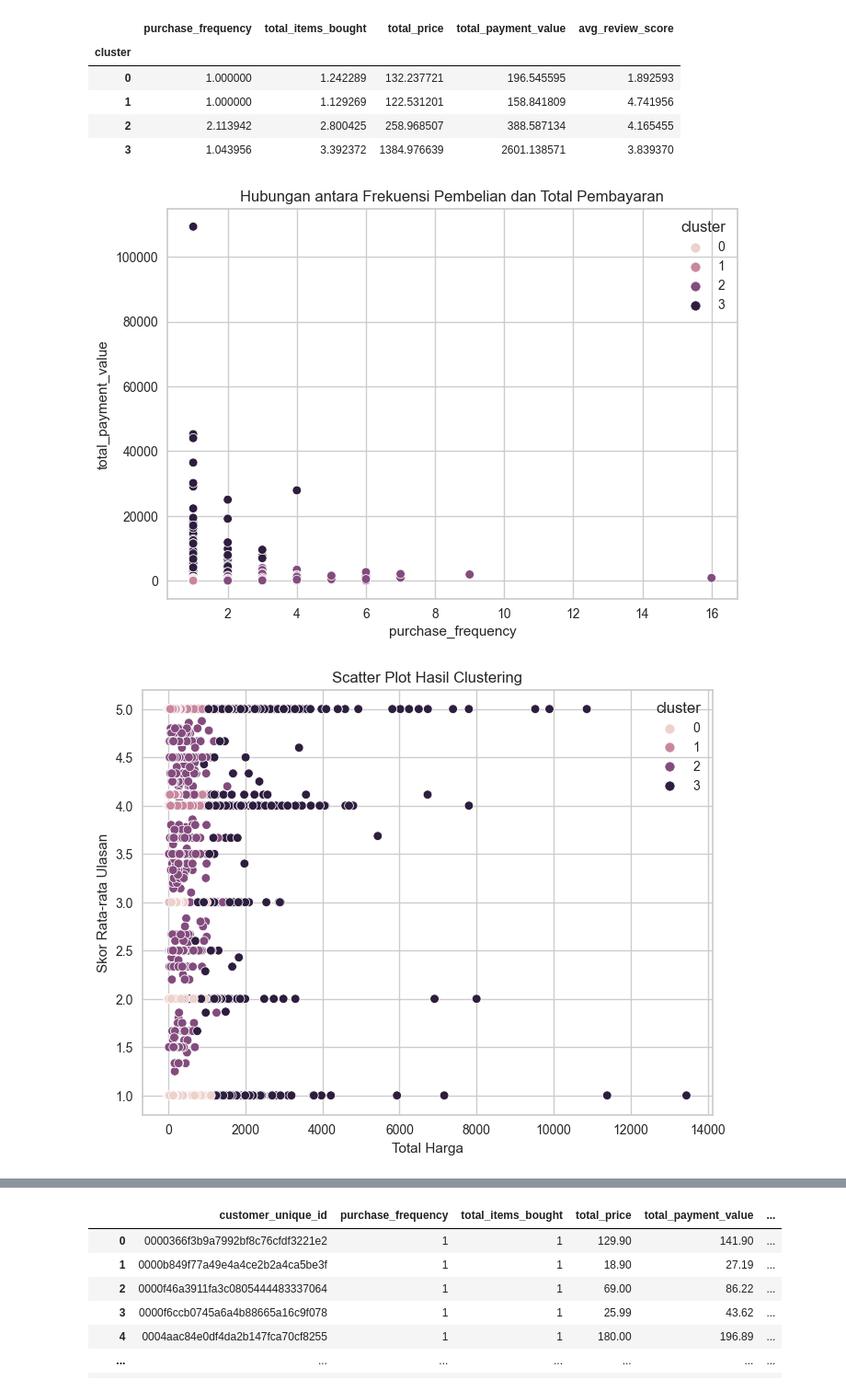
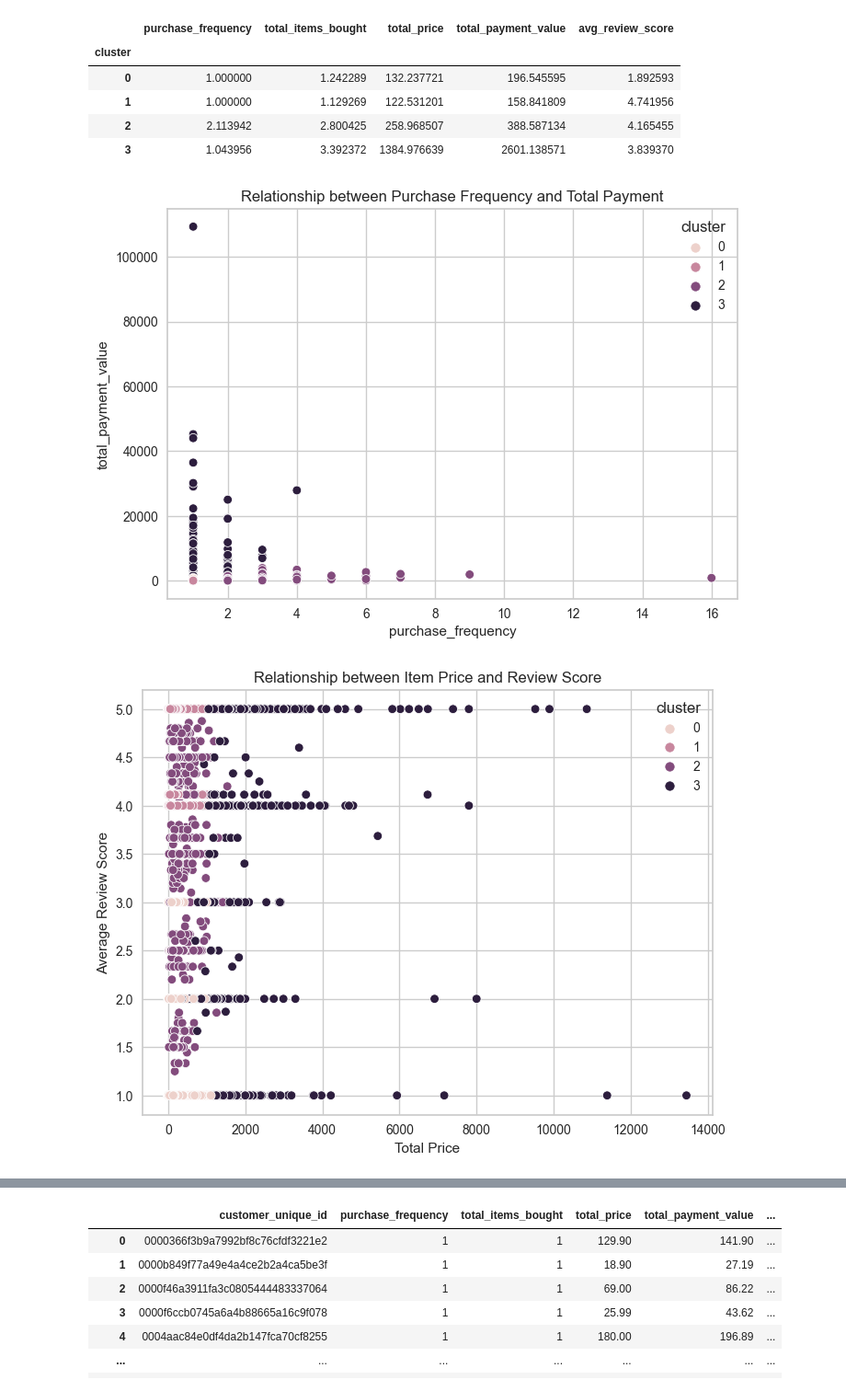
Before and after one commit to alfitopfp/Perqara-Assesment, a Jupyter notebook: Code/Customer_Segmentation.ipynb, the cells around one changed output, grey strips where cells are left out. Shown at 92% size. Drawn from its saved outputs; the diff is of its cells as text; code cells hidden in the pictures.

```diff
--- a/Code/Customer_Segmentation.ipynb
+++ b/Code/Customer_Segmentation.ipynb
@@ -444,18 +440,18 @@ data_cluster.groupby('cluster').mean()
 | 2 | 2.113942 | 2.800425 | 258.968507 | 388.587134 | 4.165455 |
 | 3 | 1.043956 | 3.392372 | 1384.976639 | 2601.138571 | 3.839370 |
 # %%
-# Scatter plot untuk melihat hubungan antara frekuensi pembelian dan total nilai pembayaran
+# Scatter plot to see the relationship between purchase frequency and total payment value
 sns.scatterplot(x='purchase_frequency', y='total_payment_value', hue='cluster', data=data_cluster)
-plt.title('Hubungan antara Frekuensi Pembelian dan Total Pembayaran')
+plt.title('Relationship between Purchase Frequency and Total Payment')
 plt.show()
 # %% [output]
-[figure, old version]
+[figure, new version]
 # %%
 plt.figure(figsize=(8, 6))
 sns.scatterplot(x='total_price', y='avg_review_score', data=data_cluster, hue='cluster')
-plt.xlabel('Total Harga')
-plt.ylabel('Skor Rata-rata Ulasan')
-plt.title('Scatter Plot Hasil Clustering')
+plt.xlabel('Total Price')
+plt.ylabel('Average Review Score')
+plt.title('Relationship between Item Price and Review Score')
 plt.show()
 # %% [output]
-[figure, old version]
+[figure, new version]
```
Also changed, not shown: parts of 56 cells of this notebook.
